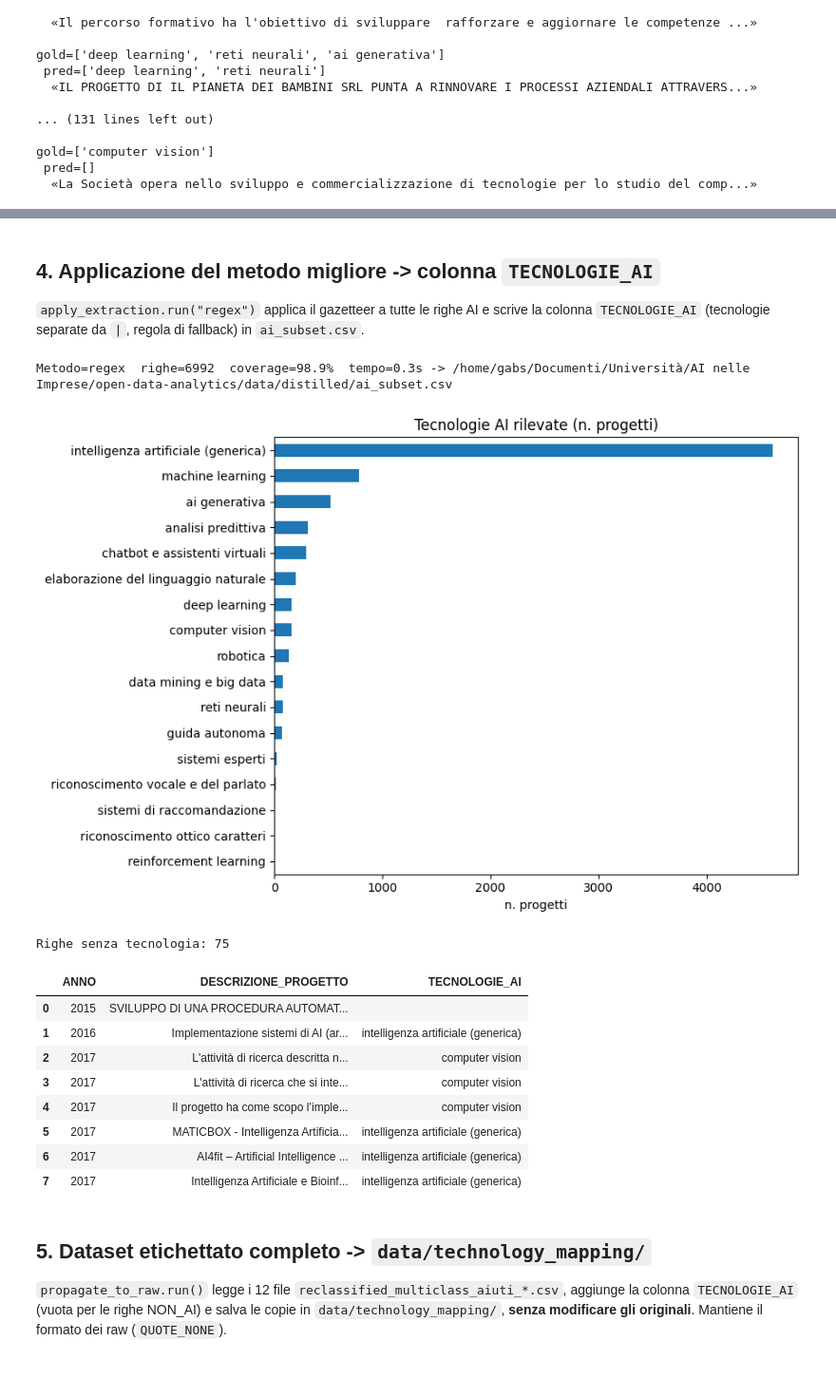
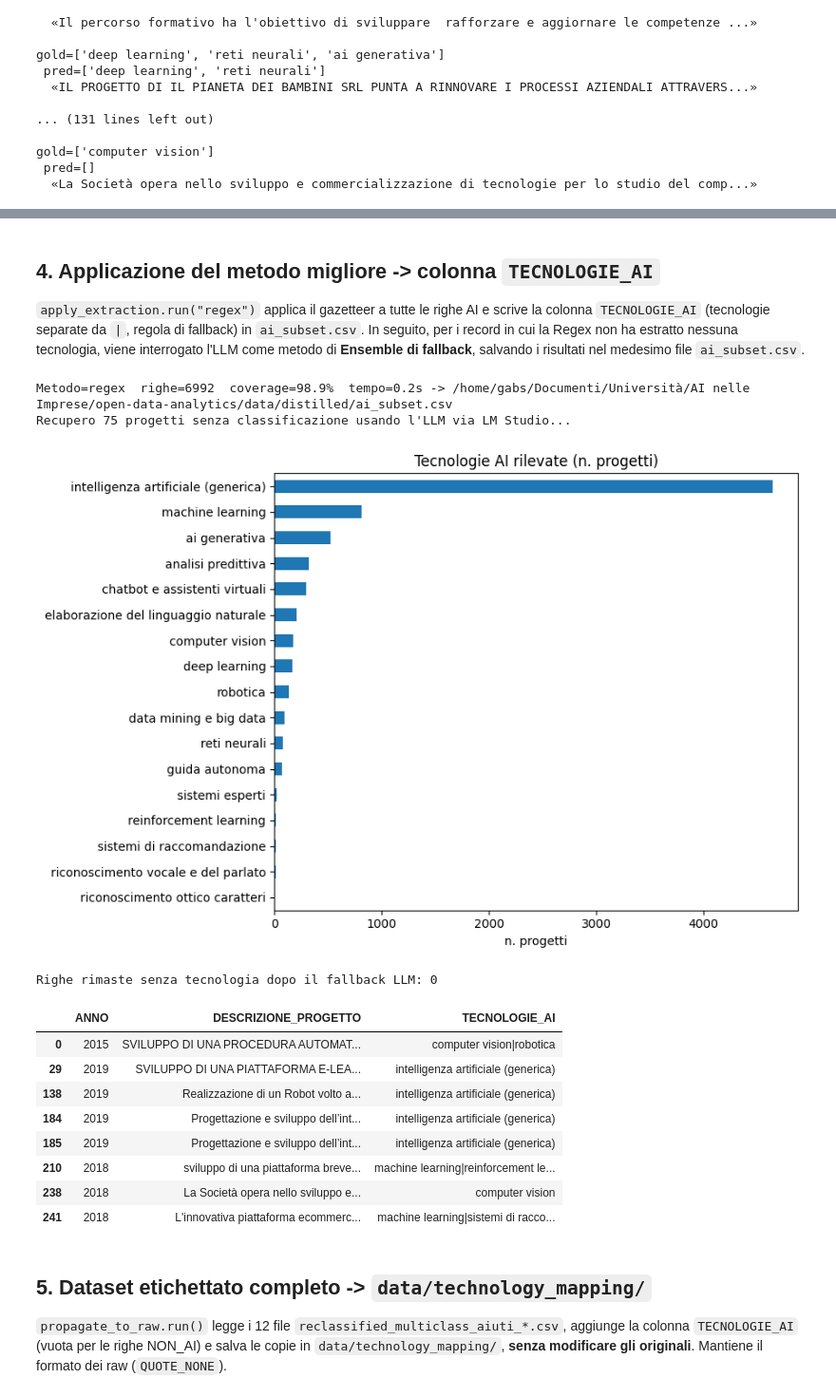
Before and after one commit to Vinello28/open-data-analytics, a Jupyter notebook: notebooks/analytics/01_ai_tecnologie_nlp.ipynb, the cells around one changed output, grey strips where cells are left out. Shown at 95% size. Cells and saved outputs as stored; diff of their text form; code cells hidden in the pictures; blank space fills up the shorter version.

```diff
--- a/notebooks/analytics/01_ai_tecnologie_nlp.ipynb
+++ b/notebooks/analytics/01_ai_tecnologie_nlp.ipynb
@@ -155,34 +154,53 @@ Sul goldset (risultati tipici):
 ## 4. Applicazione del metodo migliore -> colonna `TECNOLOGIE_AI`
 
 `apply_extraction.run("regex")` applica il gazetteer a tutte le righe AI e scrive la colonna `TECNOLOGIE_AI` (tecnologie separate da `|`, regola di fallback) in `ai_subset.csv`.
+In seguito, per i record in cui la Regex non ha estratto nessuna tecnologia, viene interrogato l'LLM come metodo di **Ensemble di fallback**, salvando i risultati nel medesimo file `ai_subset.csv`.
 # %%
 import collections
+from ai_tech.methods import llm_openai as llm
 
 df = apply_extraction.run('regex')  # scrive TECNOLOGIE_AI in ai_subset.csv
+
+# Fallback LLM per le descrizioni senza match Regex
+mask = df['TECNOLOGIE_AI'] == ''
+missing_texts = df.loc[mask, 'DESCRIZIONE_PROGETTO'].tolist()
+
+if missing_texts:
+    print(f"Recupero {len(missing_texts)} progetti senza classificazione usando l'LLM via LM Studio...")
+    llm_preds = llm.extract_batch(missing_texts)
+
+    # Aggiorna il DataFrame
+    llm_preds_joined = ['|'.join(p) for p in llm_preds]
+    df.loc[mask, 'TECNOLOGIE_AI'] = llm_preds_joined
+
+    # Salva il nuovo ai_subset.csv con le predizioni integrate
+    df.to_csv(AI_SUBSET, index=False)
 
 counts = collections.Counter()
 for cell in df['TECNOLOGIE_AI']:
     counts.update(t for t in cell.split('|') if t)
 
 freq = pd.Series(counts).sort_values(ascending=True)
 ax = freq.plot(kind='barh', figsize=(9, 6), title='Tecnologie AI rilevate (n. progetti)')
 ax.set_xlabel('n. progetti'); plt.tight_layout(); plt.show()
 
-print('Righe senza tecnologia:', (df['TECNOLOGIE_AI'].str.len() == 0).sum())
-df[['ANNO', 'DESCRIZIONE_PROGETTO', 'TECNOLOGIE_AI']].head(8)
+print('Righe rimaste senza tecnologia dopo il fallback LLM:', (df['TECNOLOGIE_AI'].str.len() == 0).sum())
+# Anteprima di alcuni record salvati dall'LLM:
+df[mask][['ANNO', 'DESCRIZIONE_PROGETTO', 'TECNOLOGIE_AI']].head(8)
 # %% [output]
-Metodo=regex  righe=6992  coverage=98.9%  tempo=0.3s -> /home/gabs/Documenti/Università/AI nelle Imprese/open-data-analytics/data/distilled/ai_subset.csv
+Metodo=regex  righe=6992  coverage=98.9%  tempo=0.2s -> /home/gabs/Documenti/Università/AI nelle Imprese/open-data-analytics/data/distilled/ai_subset.csv
+Recupero 75 progetti senza classificazione usando l'LLM via LM Studio...
-[figure, old version]
+[figure, new version]
-Righe senza tecnologia: 75
+Righe rimaste senza tecnologia dopo il fallback LLM: 0
 |  | ANNO | DESCRIZIONE_PROGETTO | TECNOLOGIE_AI |
-| 0 | 2015 | SVILUPPO DI UNA PROCEDURA AUTOMAT... |  |
-| 1 | 2016 | Implementazione sistemi di AI (ar... | intelligenza artificiale (generica) |
-| 2 | 2017 | L'attività di ricerca descritta n... | computer vision |
-| 3 | 2017 | L'attività di ricerca che si inte... | computer vision |
-| 4 | 2017 | Il progetto ha come scopo l’imple... | computer vision |
-| 5 | 2017 | MATICBOX - Intelligenza Artificia... | intelligenza artificiale (generica) |
-| 6 | 2017 | AI4fit – Artificial Intelligence ... | intelligenza artificiale (generica) |
-| 7 | 2017 | Intelligenza Artificiale e Bioinf... | intelligenza artificiale (generica) |
+| 0 | 2015 | SVILUPPO DI UNA PROCEDURA AUTOMAT... | computer vision|robotica |
+| 29 | 2019 | SVILUPPO DI UNA PIATTAFORMA E-LEA... | intelligenza artificiale (generica) |
+| 138 | 2019 | Realizzazione di un Robot volto a... | intelligenza artificiale (generica) |
+| 184 | 2019 | Progettazione e sviluppo dell’int... | intelligenza artificiale (generica) |
+| 185 | 2019 | Progettazione e sviluppo dell’int... | intelligenza artificiale (generica) |
+| 210 | 2018 | sviluppo di una piattaforma breve... | machine learning|reinforcement le... |
+| 238 | 2018 | La Società opera nello sviluppo e... | computer vision |
+| 241 | 2018 | L'innovativa piattaforma ecommerc... | machine learning|sistemi di racco... |
 # %% [markdown]
 ## 5. Dataset etichettato completo -> `data/technology_mapping/`
 
```
Also changed, not shown: parts of 5 cells of this notebook, 5 other files.
